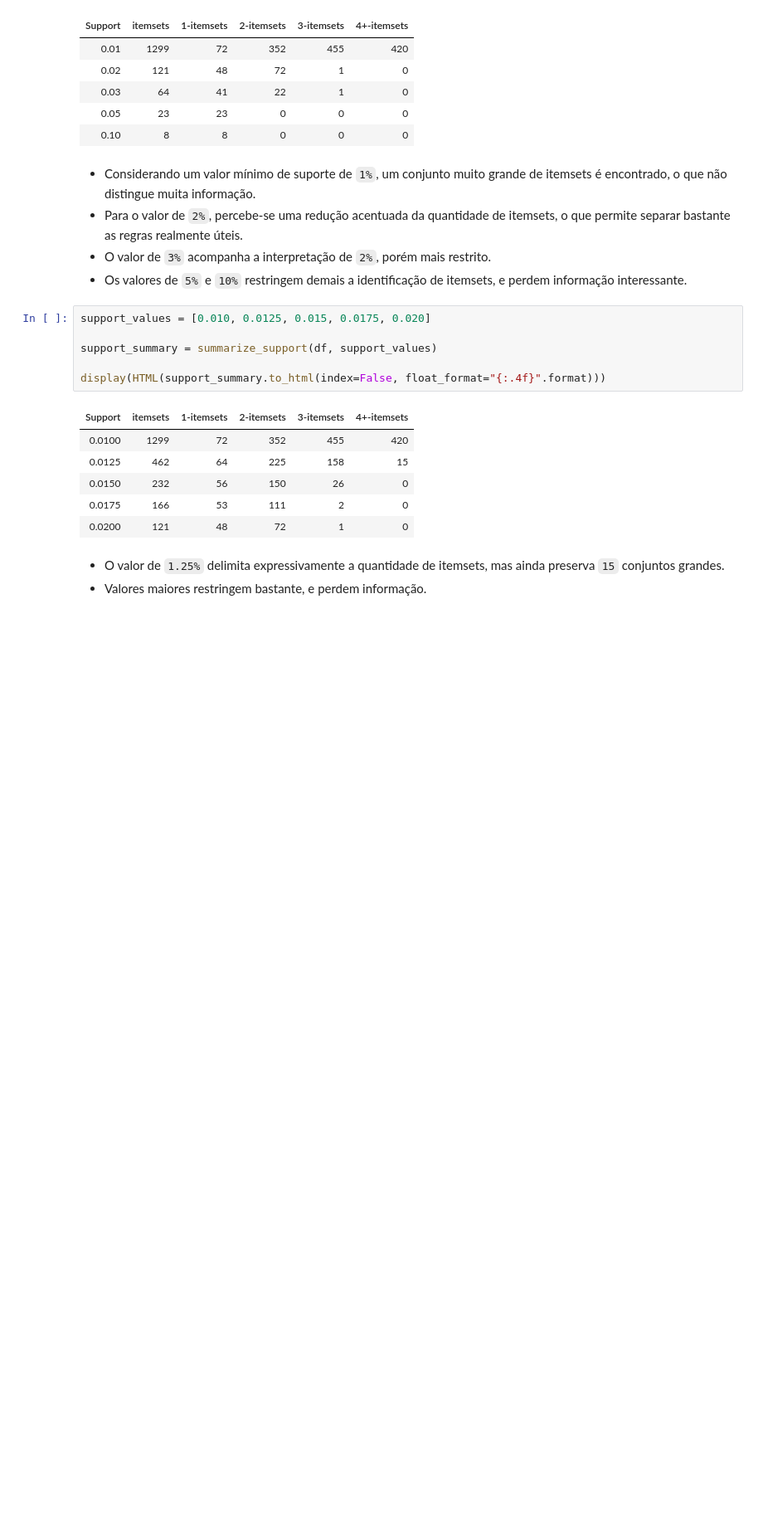
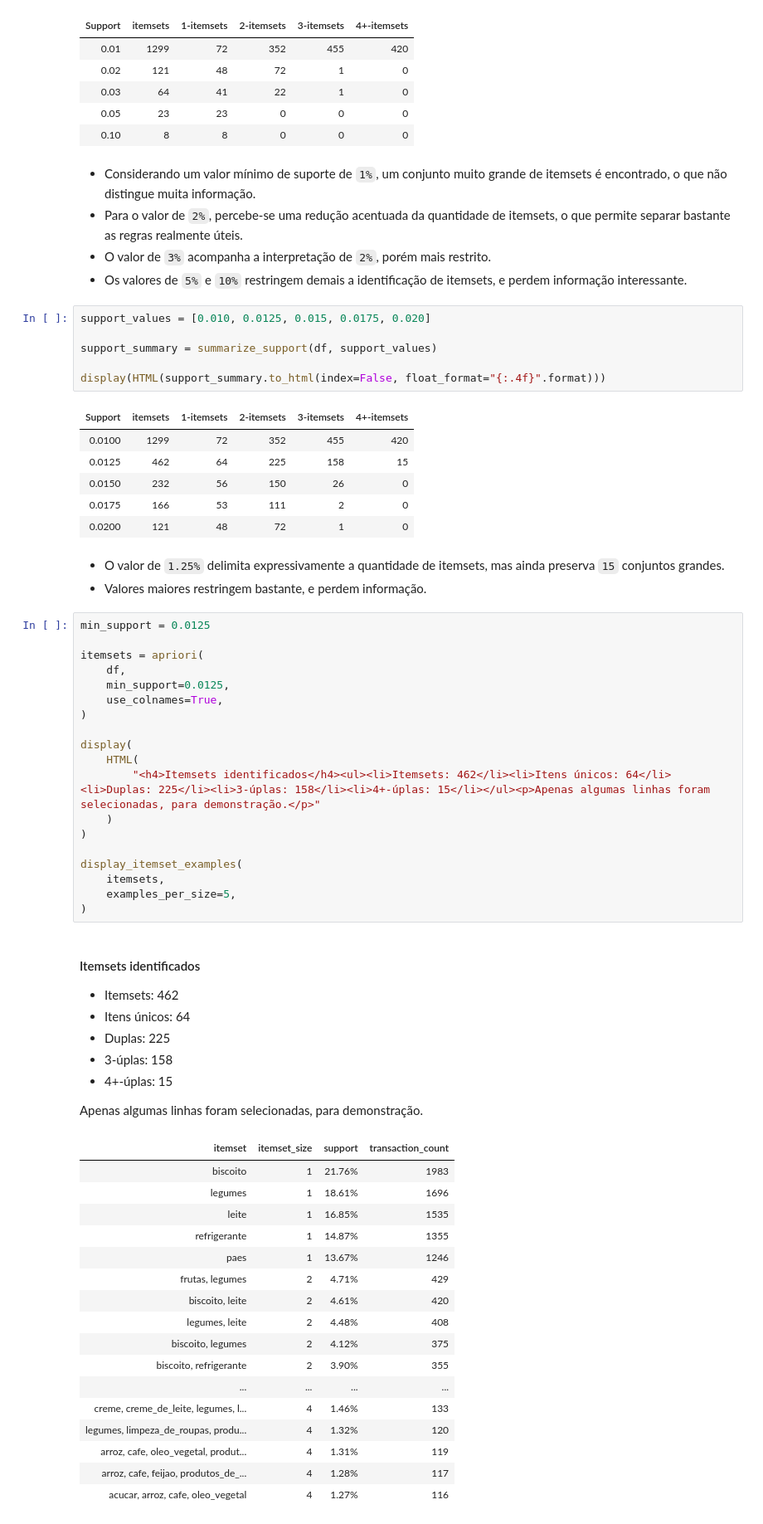
Before and after one commit to gabdumal/data_mining, a Jupyter notebook: assignment_4/main.ipynb, the cells around one changed output. Shown at 83% size. Saved outputs shown, nothing was run; the diff lists cells and outputs as text; blank space fills up the shorter version.

Commit message:
Display some identified itemsets

```diff
--- a/assignment_4/main.ipynb
+++ b/assignment_4/main.ipynb
@@ -197,3 +247,47 @@ display(HTML(support_summary.to_html(index=False, float_format="{:.4f}".format))
 # %% [markdown]
 - O valor de `1.25%` delimita expressivamente a quantidade de itemsets, mas ainda preserva `15` conjuntos grandes.
 - Valores maiores restringem bastante, e perdem informação.
+# %%
+min_support = 0.0125
+
+itemsets = apriori(
+    df,
+    min_support=0.0125,
+    use_colnames=True,
+)
+
+display(
+    HTML(
+        "<h4>Itemsets identificados</h4><ul><li>Itemsets: 462</li><li>Itens únicos: 64</li><li>Duplas: 225</li><li>3-úplas: 158</li><li>4+-úplas: 15</li></ul><p>Apenas algumas linhas foram selecionadas, para demonstração.</p>"
+    )
+)
+
+display_itemset_examples(
+    itemsets,
+    examples_per_size=5,
+)
+# %% [output]
+Itemsets identificados
+Itemsets: 462
+Itens únicos: 64
+Duplas: 225
+3-úplas: 158
+4+-úplas: 15
+Apenas algumas linhas foram selecionadas, para demonstração.
+| itemset | itemset_size | support | transaction_count |
+| biscoito | 1 | 21.76% | 1983 |
+| legumes | 1 | 18.61% | 1696 |
+| leite | 1 | 16.85% | 1535 |
+| refrigerante | 1 | 14.87% | 1355 |
+| paes | 1 | 13.67% | 1246 |
+| frutas, legumes | 2 | 4.71% | 429 |
+| biscoito, leite | 2 | 4.61% | 420 |
+| legumes, leite | 2 | 4.48% | 408 |
+| biscoito, legumes | 2 | 4.12% | 375 |
+| biscoito, refrigerante | 2 | 3.90% | 355 |
+| ... | ... | ... | ... |
+| creme, creme_de_leite, legumes, l... | 4 | 1.46% | 133 |
+| legumes, limpeza_de_roupas, produ... | 4 | 1.32% | 120 |
+| arroz, cafe, oleo_vegetal, produt... | 4 | 1.31% | 119 |
+| arroz, cafe, feijao, produtos_de_... | 4 | 1.28% | 117 |
+| acucar, arroz, cafe, oleo_vegetal | 4 | 1.27% | 116 |
```
Also changed, not shown: parts of 7 cells of this notebook, 1 other file.
